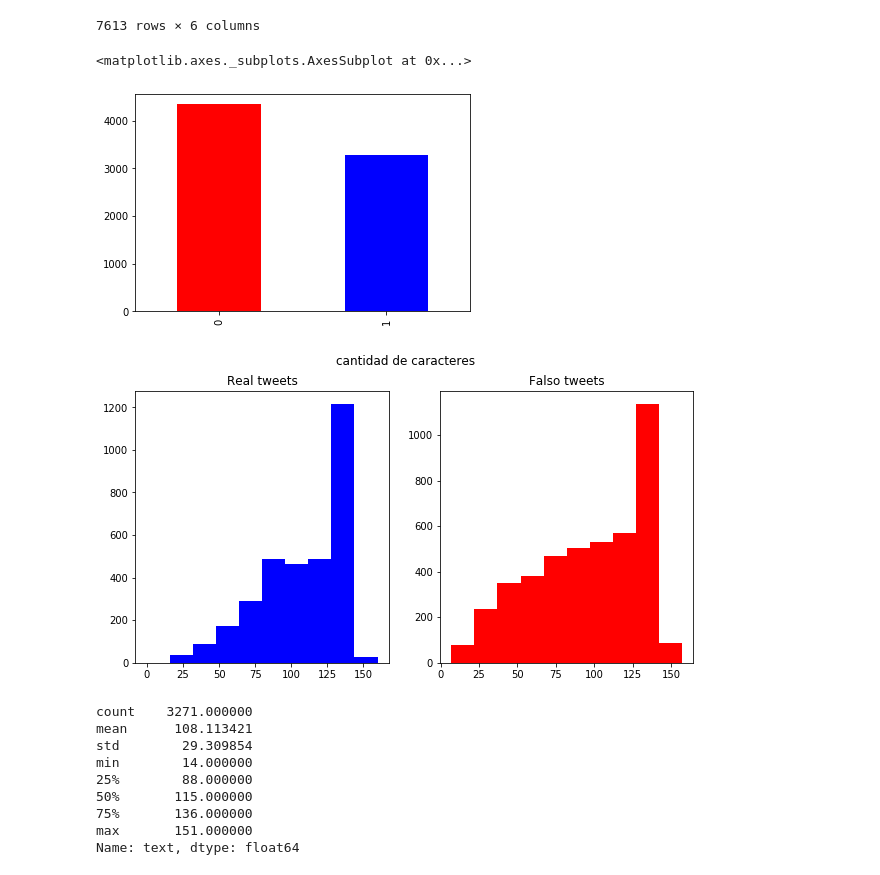
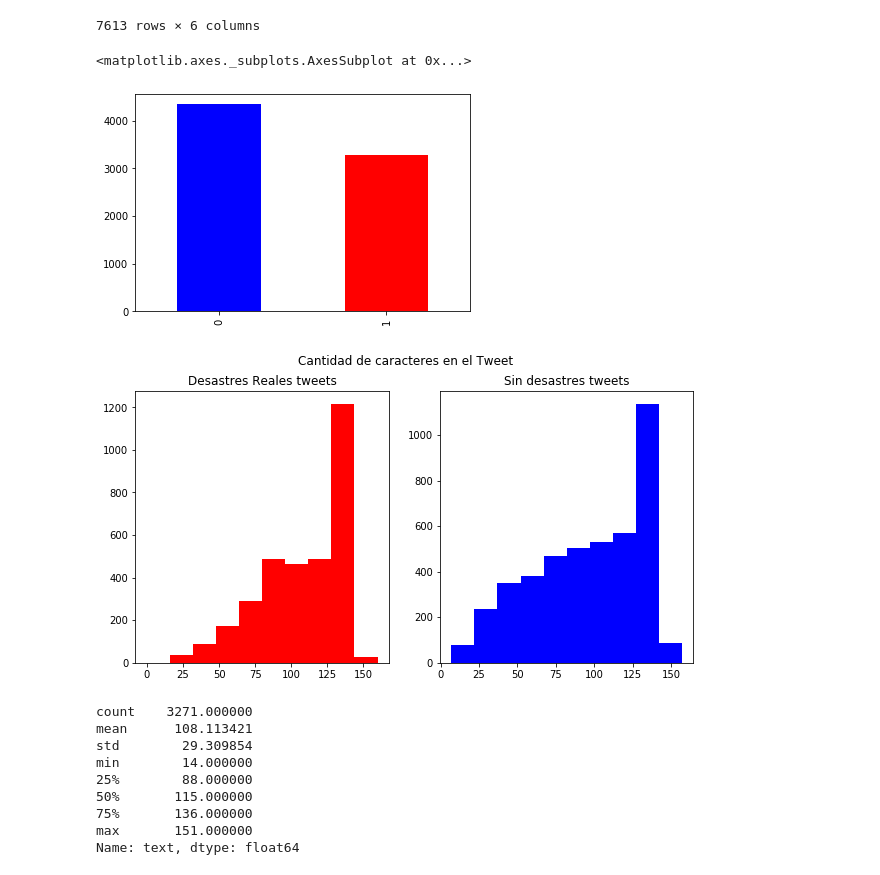
Before and after one commit to pabliyo/coronadatos, a Jupyter notebook: TP1-AnalisisText.ipynb, the cells around one changed output. Saved outputs shown, nothing was run; the diff lists cells and outputs as text; code cells hidden in the pictures.

```diff
--- a/TP1-AnalisisText.ipynb
+++ b/TP1-AnalisisText.ipynb
@@ -54,11 +60,11 @@ df
 | 7612 | 10873 | NaN | NaN | The Latest: More Homes Razed by N... | 1 | 13 |
 7613 rows × 6 columns
 # %%
-#Cantidad de filas de tweets verdaderos y falsos.
-df['target'].value_counts().plot.bar(color=(['red','blue']))
+#Cantidad de filas de tweets que hablan de desastres naturales y los que no .
+df['target'].value_counts().plot.bar(color=(['blue','red']))
 # %% [output]
 <matplotlib.axes._subplots.AxesSubplot at 0x...>
-[figure, old version]
+[figure, new version]
 # %%
 #Analizo distribucion de la cantidad de caracteres para ambos grupos
 dfreal = df[df['target']==1]
@@ -66,15 +72,15 @@ dffalso = df[df['target']==0]
 
 fig,(ax1,ax2)=plt.subplots(1,2,figsize=(10,5))
 dfreal_graph=df[df['target']==1]['text'].str.len()
-ax1.hist(dfreal_graph,range=(0,160),color='blue')
-ax1.set_title('Real tweets')
+ax1.hist(dfreal_graph,range=(0,160),color='red')
+ax1.set_title('Desastres Reales tweets')
 dffalso_graph=df[df['target']==0]['text'].str.len()
-ax2.hist(dffalso_graph,color='red')
-ax2.set_title('Falso tweets')
-fig.suptitle('cantidad de caracteres')
+ax2.hist(dffalso_graph,color='blue')
+ax2.set_title('Sin desastres tweets')
+fig.suptitle('Cantidad de caracteres en el Tweet')
 plt.show()
 # %% [output]
-[figure, old version]
+[figure, new version]
 # %%
 display(dfreal.text.str.len().describe())
 dffalso.text.str.len().describe()
```
Also changed, not shown: parts of 26 cells of this notebook.
